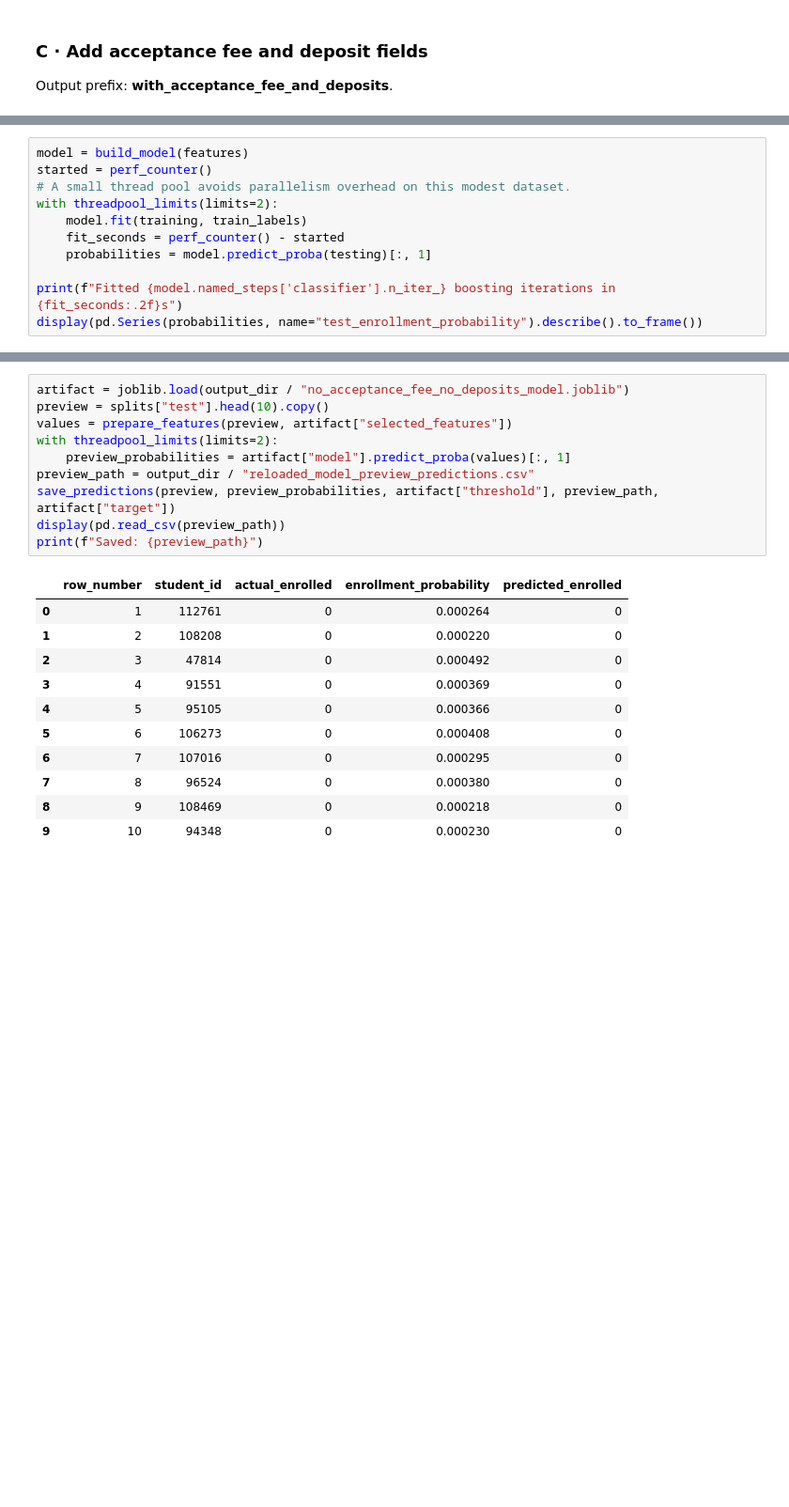
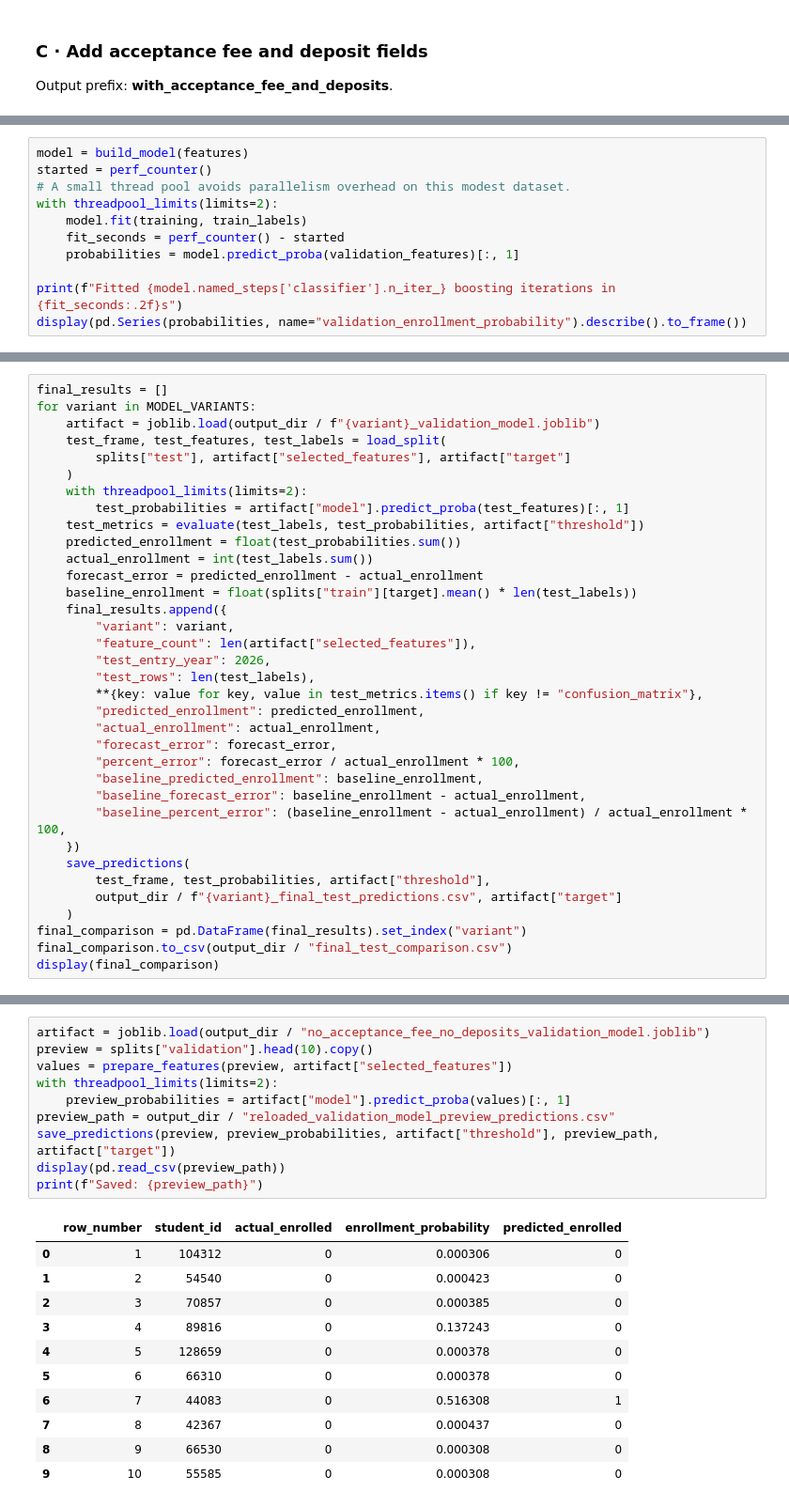
Before and after one commit to Griffin8er/datathon, a Jupyter notebook: 04_prediction_model.ipynb, the cells around one changed output, grey strips where cells are left out. Shown at 94% size. Drawn from its saved outputs; the diff is of its cells as text; blank space fills up the shorter version.

```diff
--- a/04_prediction_model.ipynb
+++ b/04_prediction_model.ipynb
@@ -608,8 +699,8 @@ started = perf_counter()
 with threadpool_limits(limits=2):
     model.fit(training, train_labels)
     fit_seconds = perf_counter() - started
-    probabilities = model.predict_proba(testing)[:, 1]
+    probabilities = model.predict_proba(validation_features)[:, 1]
 
 print(f"Fitted {model.named_steps['classifier'].n_iter_} boosting iterations in {fit_seconds:.2f}s")
-display(pd.Series(probabilities, name="test_enrollment_probability").describe().to_frame())
+display(pd.Series(probabilities, name="validation_enrollment_probability").describe().to_frame())
 # %% [output]
@@ -743,0 +901,35 @@ Saved comparison table and chart to c:\Users\Grcar\Documents\datathon\results
+# %%
+final_results = []
+for variant in MODEL_VARIANTS:
+    artifact = joblib.load(output_dir / f"{variant}_validation_model.joblib")
+    test_frame, test_features, test_labels = load_split(
+        splits["test"], artifact["selected_features"], artifact["target"]
+    )
+    with threadpool_limits(limits=2):
+        test_probabilities = artifact["model"].predict_proba(test_features)[:, 1]
+    test_metrics = evaluate(test_labels, test_probabilities, artifact["threshold"])
+    predicted_enrollment = float(test_probabilities.sum())
+    actual_enrollment = int(test_labels.sum())
+    forecast_error = predicted_enrollment - actual_enrollment
+    baseline_enrollment = float(splits["train"][target].mean() * len(test_labels))
+    final_results.append({
+        "variant": variant,
+        "feature_count": len(artifact["selected_features"]),
+        "test_entry_year": 2026,
+        "test_rows": len(test_labels),
+        **{key: value for key, value in test_metrics.items() if key != "confusion_matrix"},
+        "predicted_enrollment": predicted_enrollment,
+        "actual_enrollment": actual_enrollment,
+        "forecast_error": forecast_error,
+        "percent_error": forecast_error / actual_enrollment * 100,
+        "baseline_predicted_enrollment": baseline_enrollment,
+        "baseline_forecast_error": baseline_enrollment - actual_enrollment,
+        "baseline_percent_error": (baseline_enrollment - actual_enrollment) / actual_enrollment * 100,
+    })
+    save_predictions(
+        test_frame, test_probabilities, artifact["threshold"],
+        output_dir / f"{variant}_final_test_predictions.csv", artifact["target"]
+    )
+final_comparison = pd.DataFrame(final_results).set_index("variant")
+final_comparison.to_csv(output_dir / "final_test_comparison.csv")
+display(final_comparison)
@@ -774,22 +972,22 @@ This final example reloads the first model and scores a small preview of cleaned
 # %%
-artifact = joblib.load(output_dir / "no_acceptance_fee_no_deposits_model.joblib")
-preview = splits["test"].head(10).copy()
+artifact = joblib.load(output_dir / "no_acceptance_fee_no_deposits_validation_model.joblib")
+preview = splits["validation"].head(10).copy()
 values = prepare_features(preview, artifact["selected_features"])
 with threadpool_limits(limits=2):
     preview_probabilities = artifact["model"].predict_proba(values)[:, 1]
-preview_path = output_dir / "reloaded_model_preview_predictions.csv"
+preview_path = output_dir / "reloaded_validation_model_preview_predictions.csv"
 save_predictions(preview, preview_probabilities, artifact["threshold"], preview_path, artifact["target"])
 display(pd.read_csv(preview_path))
 print(f"Saved: {preview_path}")
 # %% [output]
 |  | row_number | student_id | actual_enrolled | enrollment_probability | predicted_enrolled |
-| 0 | 1 | 112761 | 0 | 0.000264 | 0 |
-| 1 | 2 | 108208 | 0 | 0.000220 | 0 |
-| 2 | 3 | 47814 | 0 | 0.000492 | 0 |
-| 3 | 4 | 91551 | 0 | 0.000369 | 0 |
-| 4 | 5 | 95105 | 0 | 0.000366 | 0 |
-| 5 | 6 | 106273 | 0 | 0.000408 | 0 |
-| 6 | 7 | 107016 | 0 | 0.000295 | 0 |
-| 7 | 8 | 96524 | 0 | 0.000380 | 0 |
-| 8 | 9 | 108469 | 0 | 0.000218 | 0 |
-| 9 | 10 | 94348 | 0 | 0.000230 | 0 |
+| 0 | 1 | 104312 | 0 | 0.000306 | 0 |
+| 1 | 2 | 54540 | 0 | 0.000423 | 0 |
+| 2 | 3 | 70857 | 0 | 0.000385 | 0 |
+| 3 | 4 | 89816 | 0 | 0.137243 | 0 |
+| 4 | 5 | 128659 | 0 | 0.000378 | 0 |
+| 5 | 6 | 66310 | 0 | 0.000378 | 0 |
+| 6 | 7 | 44083 | 0 | 0.516308 | 1 |
+| 7 | 8 | 42367 | 0 | 0.000437 | 0 |
+| 8 | 9 | 66530 | 0 | 0.000308 | 0 |
+| 9 | 10 | 55585 | 0 | 0.000308 | 0 |
```
Also changed, not shown: parts of 40 cells of this notebook, 2 other files.
